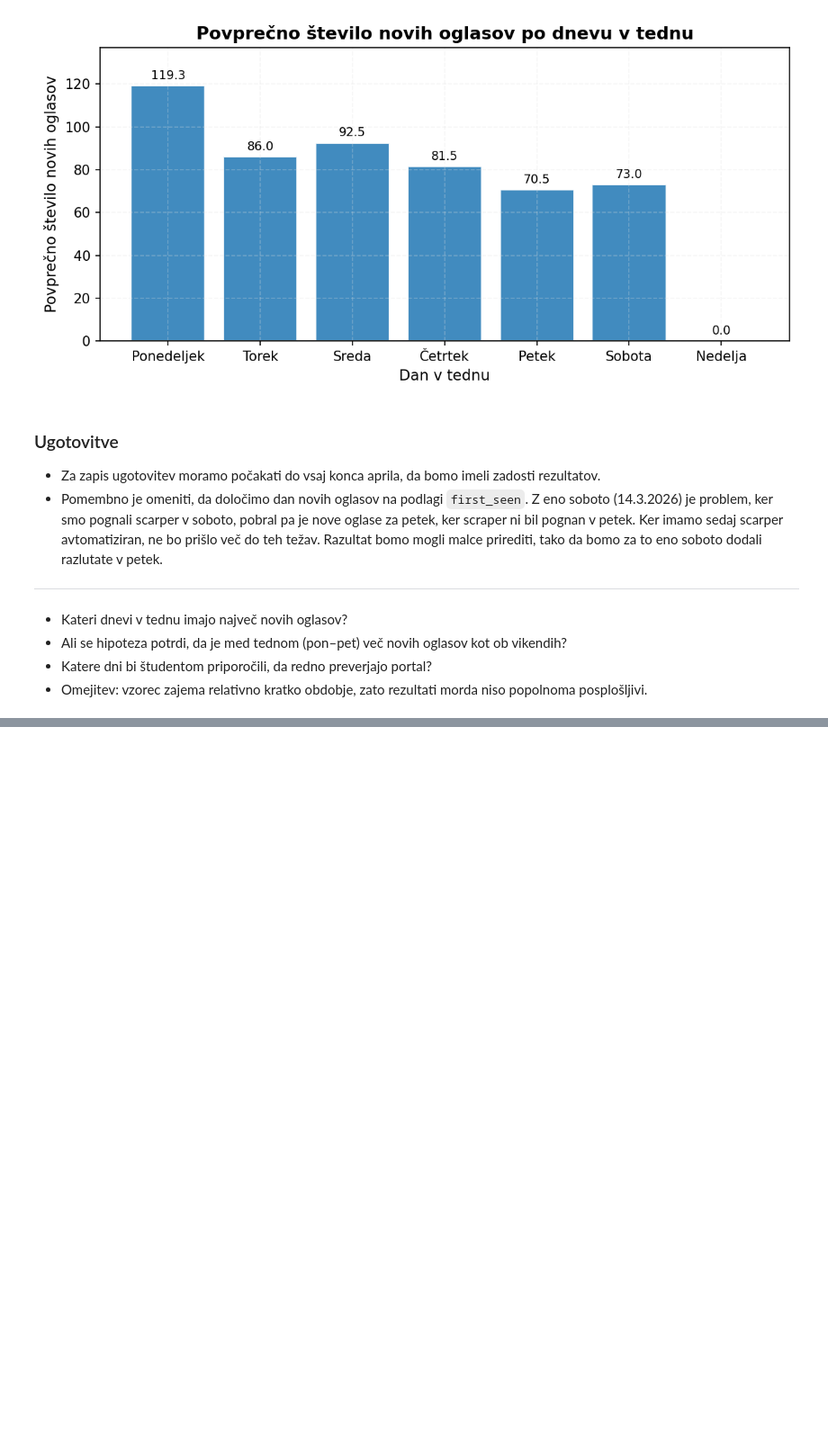
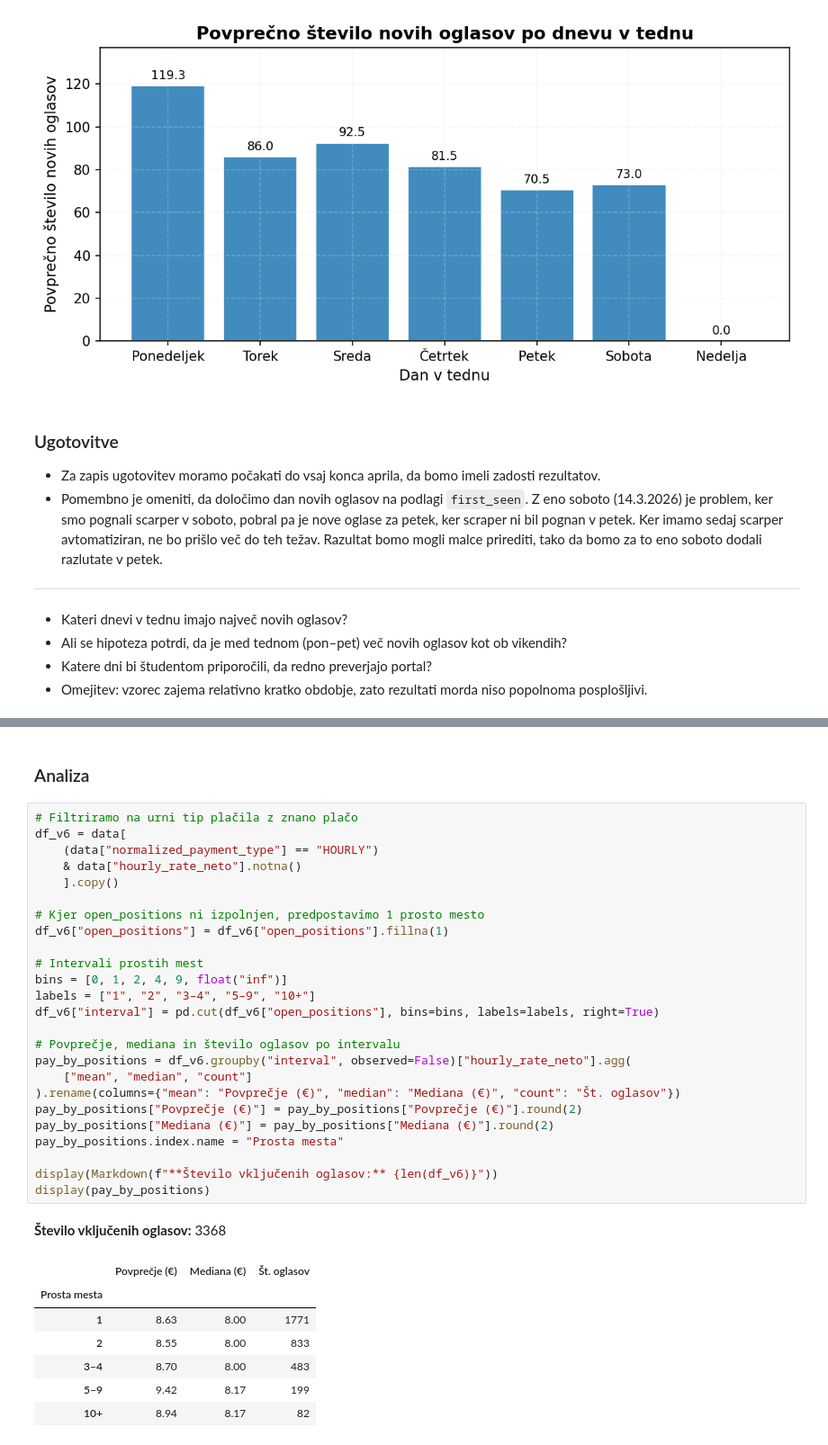
Before and after one commit to svenko99/PR2608, a Jupyter notebook: src/notebook/rezultati.ipynb, the cells around one changed output, grey strips where cells are left out. Shown at 90% size. Saved outputs shown, nothing was run; the diff lists cells and outputs as text; blank space fills up the shorter version.

Commit message:
Add Question 6: Ali dela z manj prostimi mesti ponujajo višjo plačo

```diff
--- a/src/notebook/rezultati.ipynb
+++ b/src/notebook/rezultati.ipynb
@@ -946,0 +956,36 @@ plt.show()
+# %% [markdown]
+### Analiza
+# %%
+# Filtriramo na urni tip plačila z znano plačo
+df_v6 = data[
+    (data["normalized_payment_type"] == "HOURLY")
+    & data["hourly_rate_neto"].notna()
+    ].copy()
+
+# Kjer open_positions ni izpolnjen, predpostavimo 1 prosto mesto
+df_v6["open_positions"] = df_v6["open_positions"].fillna(1)
+
+# Intervali prostih mest
+bins = [0, 1, 2, 4, 9, float("inf")]
+labels = ["1", "2", "3–4", "5–9", "10+"]
+df_v6["interval"] = pd.cut(df_v6["open_positions"], bins=bins, labels=labels, right=True)
+
+# Povprečje, mediana in število oglasov po intervalu
+pay_by_positions = df_v6.groupby("interval", observed=False)["hourly_rate_neto"].agg(
+    ["mean", "median", "count"]
+).rename(columns={"mean": "Povprečje (€)", "median": "Mediana (€)", "count": "Št. oglasov"})
+pay_by_positions["Povprečje (€)"] = pay_by_positions["Povprečje (€)"].round(2)
+pay_by_positions["Mediana (€)"] = pay_by_positions["Mediana (€)"].round(2)
+pay_by_positions.index.name = "Prosta mesta"
+
+display(Markdown(f"**Število vključenih oglasov:** {len(df_v6)}"))
+display(pay_by_positions)
+# %% [output]
+**Število vključenih oglasov:** 3368
+|  | Povprečje (€) | Mediana (€) | Št. oglasov |
+| Prosta mesta |  |  |  |
+| 1 | 8.63 | 8.00 | 1771 |
+| 2 | 8.55 | 8.00 | 833 |
+| 3–4 | 8.70 | 8.00 | 483 |
+| 5–9 | 9.42 | 8.17 | 199 |
+| 10+ | 8.94 | 8.17 | 82 |
```
Also changed, not shown: parts of 6 cells of this notebook.
